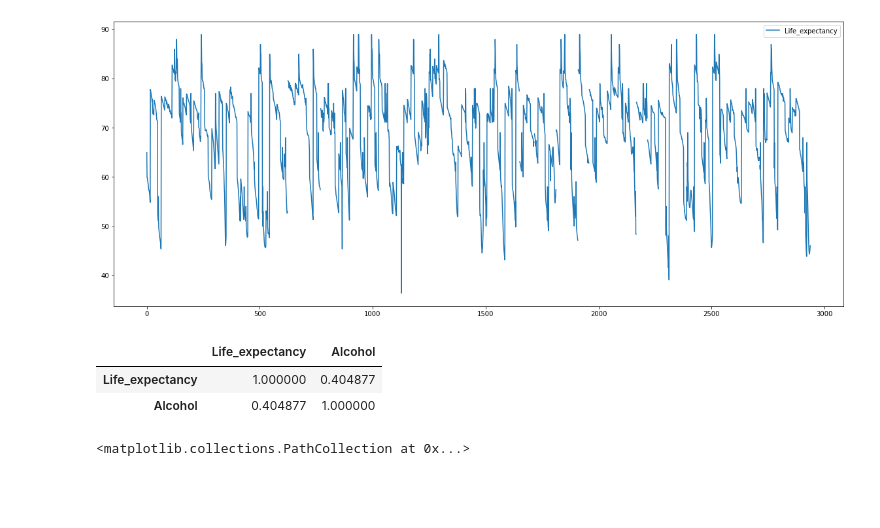
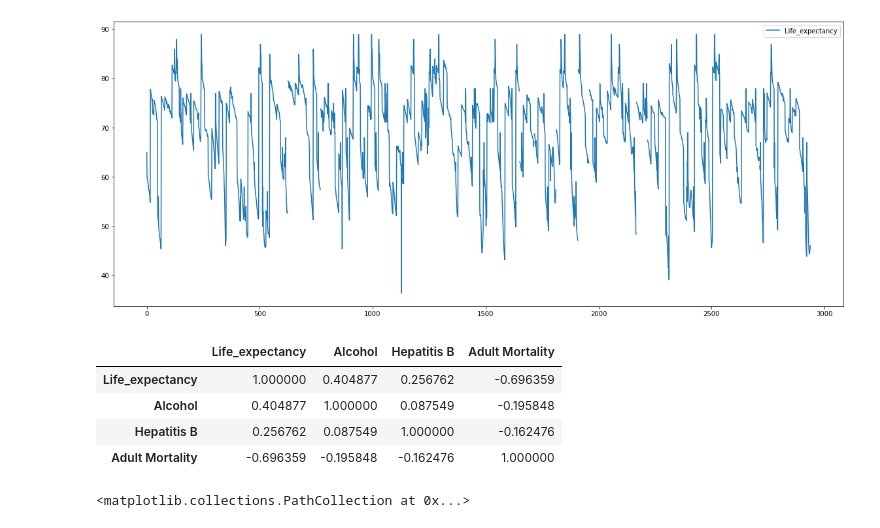
Before and after one commit to BubutorCorbanEnam/Corban, a Jupyter notebook: EDA Project Group B2.ipynb, the cells around one changed output. Drawn from its saved outputs; the diff is of its cells as text; code cells hidden in the pictures; blank space fills up the shorter version.

```diff
--- a/EDA Project Group B2.ipynb
+++ b/EDA Project Group B2.ipynb
@@ -292,11 +308,14 @@ qc.plot(ax=ax)
 <AxesSubplot:>
 [figure]
 # %%
-dfo[['Life_expectancy','Alcohol']].corr()
+relation = dfo[['Life_expectancy', 'Alcohol','Hepatitis B','Adult Mortality']].corr()
+relation
 # %% [output]
-|  | Life_expectancy | Alcohol |
-| Life_expectancy | 1.000000 | 0.404877 |
-| Alcohol | 0.404877 | 1.000000 |
+|  | Life_expectancy | Alcohol | Hepatitis B | Adult Mortality |
+| Life_expectancy | 1.000000 | 0.404877 | 0.256762 | -0.696359 |
+| Alcohol | 0.404877 | 1.000000 | 0.087549 | -0.195848 |
+| Hepatitis B | 0.256762 | 0.087549 | 1.000000 | -0.162476 |
+| Adult Mortality | -0.696359 | -0.195848 | -0.162476 | 1.000000 |
 # %%
 x = dfo.Alcohol
 y = dfo.Life_expectancy
```
Also changed, not shown: parts of 2 cells of this notebook.
